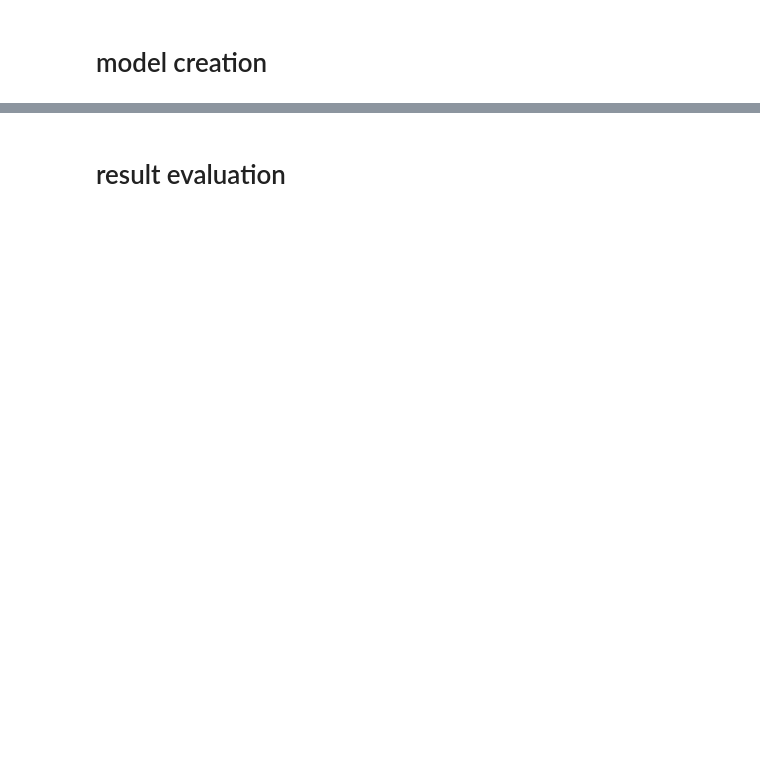
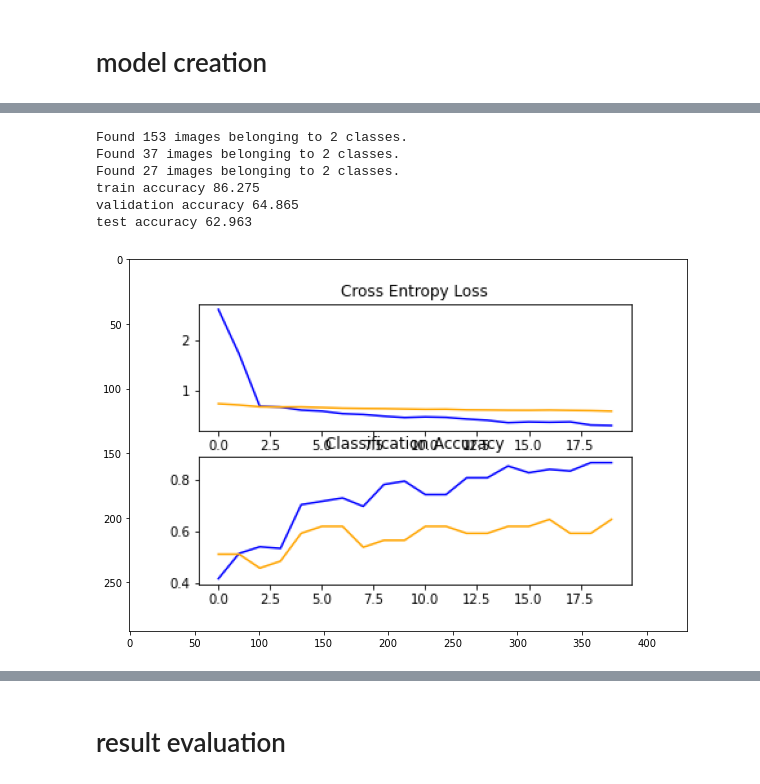
Before and after one commit to ck-unifr/x-ray_image_classification, a Jupyter notebook: x-ray_image_classification.ipynb, the cells around one changed output, grey strips where cells are left out. Saved outputs shown, nothing was run; the diff lists cells and outputs as text; code cells hidden in the pictures; blank space fills up the shorter version.

```diff
--- a/x-ray_image_classification.ipynb
+++ b/x-ray_image_classification.ipynb
@@ -205,0 +444,32 @@ for file in listdir(src_directory):
+# %%
+def create_vgg_model(img_shape=(256, 256, 3)):
+    model = Sequential()
+    model.add(Conv2D(32, (3, 3), activation='relu', kernel_initializer='he_uniform', padding='same', input_shape=img_shape))
+    model.add(MaxPooling2D((2, 2)))
+    model.add(Dropout(0.2))
+    model.add(Conv2D(64, (3, 3), activation='relu', kernel_initializer='he_uniform', padding='same'))
+    model.add(MaxPooling2D((2, 2)))
+    model.add(Dropout(0.2))
+    model.add(Conv2D(128, (3, 3), activation='relu', kernel_initializer='he_uniform', padding='same'))
+    model.add(MaxPooling2D((2, 2)))
+    model.add(Dropout(0.2))
+    model.add(Flatten())
+    model.add(Dense(128, activation='relu', kernel_initializer='he_uniform'))
+    #model.add(Dropout(0.5))
+    model.add(Dropout(0.2))
+    model.add(Dense(1, activation='sigmoid'))
+    # compile model
+    opt = SGD(lr=0.001, momentum=0.9)
+    model.compile(optimizer=opt, loss='binary_crossentropy', metrics=['accuracy'])
+    return model
+# %%
+vgg_model = create_vgg_model(img_shape=(128, 128, 3))
+run_test(model=vgg_model, img_size=(128, 128), epochs=20)
+# %% [output]
+Found 153 images belonging to 2 classes.
+Found 37 images belonging to 2 classes.
+Found 27 images belonging to 2 classes.
+train accuracy 86.275
+validation accuracy 64.865
+test accuracy 62.963
+[figure, added]
```
Also changed, not shown: parts of 43 cells of this notebook.
